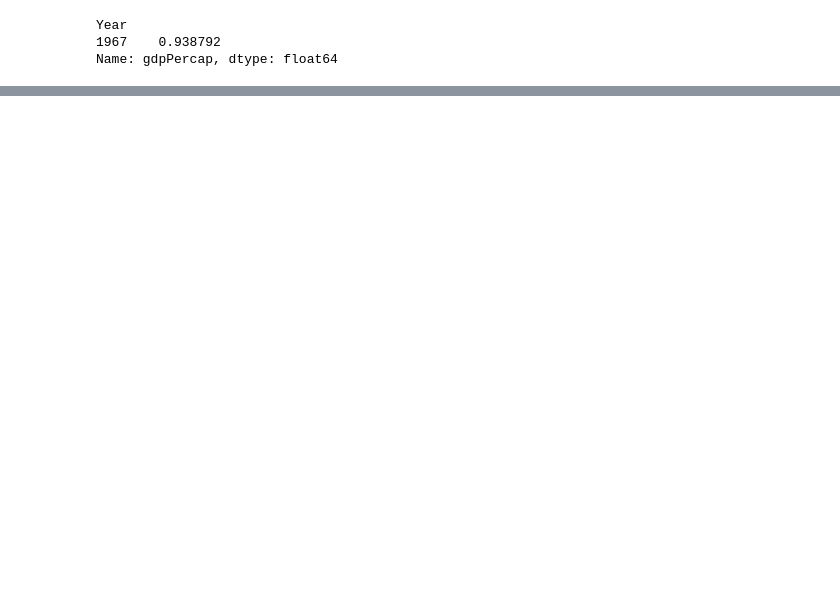
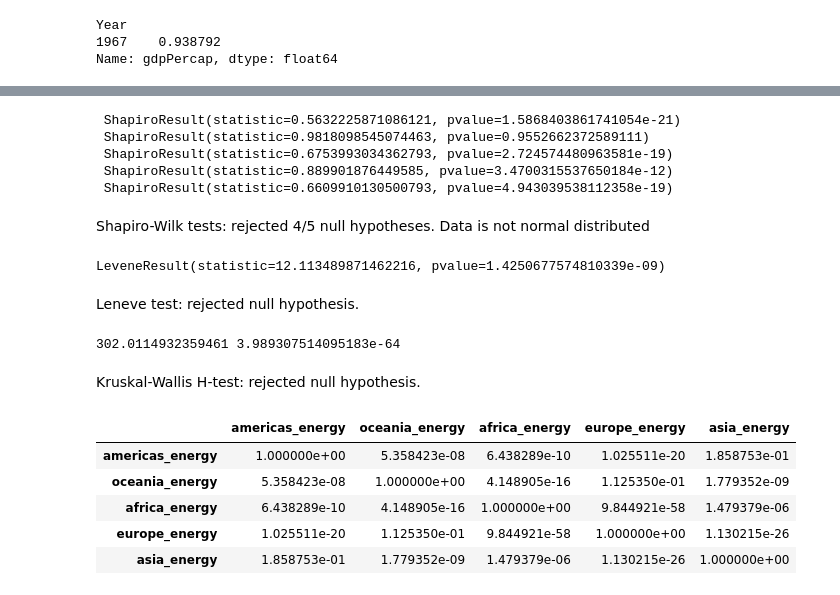
Before and after one commit to Awsthyn/training-requirements, a Jupyter notebook: Python for Data Science/Data Science Training.ipynb, the cells around one changed output, grey strips where cells are left out. Cells and saved outputs as stored; diff of their text form; code cells hidden in the pictures; blank space fills up the shorter version.

Commit message:
python for Data Science

```diff
--- a/Python for Data Science/Data Science Training.ipynb
+++ b/Python for Data Science/Data Science Training.ipynb
@@ -40,0 +67,54 @@ fig.show()
+# %%
+americas_energy = df[df["continent"] == "Americas"]["Energy use (kg of oil equivalent per capita)"].dropna()
+oceania_energy = df[df["continent"] == "Oceania"]["Energy use (kg of oil equivalent per capita)"].dropna()
+africa_energy = df[df["continent"] == "Africa"]["Energy use (kg of oil equivalent per capita)"].dropna()
+europe_energy = df[df["continent"] == "Europe"]["Energy use (kg of oil equivalent per capita)"].dropna()
+asia_energy = df[df["continent"] == "Asia"]["Energy use (kg of oil equivalent per capita)"].dropna()
+# %%
+import scipy.stats as stats
+#The Shapiro-Wilk test tests the null hypothesis that the data was drawn from a normal distribution.
+print("\n",
+stats.shapiro(americas_energy),"\n",
+stats.shapiro(oceania_energy),"\n",
+stats.shapiro(africa_energy),"\n",
+stats.shapiro(europe_energy),"\n",
+stats.shapiro(asia_energy))
+# %% [output]
+ ShapiroResult(statistic=0.5632225871086121, pvalue=1.5868403861741054e-21)
+ ShapiroResult(statistic=0.9818098545074463, pvalue=0.9552662372589111)
+ ShapiroResult(statistic=0.6753993034362793, pvalue=2.724574480963581e-19)
+ ShapiroResult(statistic=0.889901876449585, pvalue=3.4700315537650184e-12)
+ ShapiroResult(statistic=0.6609910130500793, pvalue=4.943039538112358e-19)
+# %% [markdown]
+Shapiro-Wilk tests: rejected 4/5 null hypotheses. Data is not normal distributed
+# %%
+import scipy.stats as stats
+#The Levene test tests the null hypothesis that all input samples are from populations with equal variances.
+stats.levene(*[americas_energy, oceania_energy, africa_energy,europe_energy, asia_energy], center='median', proportiontocut=0.05)
+# %% [output]
+LeveneResult(statistic=12.113489871462216, pvalue=1.4250677574810339e-09)
+# %% [markdown]
+Leneve test: rejected null hypothesis.
+# %%
+# The Kruskal-Wallis H-test tests the null hypothesis that the population median of all of the groups are equal.
+fvalue, pvalue = stats.kruskal(*[americas_energy, oceania_energy, africa_energy,europe_energy, asia_energy])
+print(fvalue, pvalue)
+# %% [output]
+302.0114932359461 3.989307514095183e-64
+# %% [markdown]
+Kruskal-Wallis H-test: rejected null hypothesis.
+# %%
+# Post hoc pairwise test for multiple comparisons of mean rank sums (Dunn’s test).
+# May be used after Kruskal-Wallis one-way analysis of variance by ranks to do pairwise comparisons
+import scikit_posthocs as sp
+dunn_test = sp.posthoc_dunn([americas_energy, oceania_energy, africa_energy,europe_energy, asia_energy])
+dunn_test.columns =["americas_energy","oceania_energy","africa_energy","europe_energy","asia_energy"]
+dunn_test.index =["americas_energy","oceania_energy","africa_energy","europe_energy","asia_energy"]
+dunn_test
+# %% [output]
+|  | americas_energy | oceania_energy | africa_energy | europe_energy | asia_energy |
+| americas_energy | 1.000000e+00 | 5.358423e-08 | 6.438289e-10 | 1.025511e-20 | 1.858753e-01 |
+| oceania_energy | 5.358423e-08 | 1.000000e+00 | 4.148905e-16 | 1.125350e-01 | 1.779352e-09 |
+| africa_energy | 6.438289e-10 | 4.148905e-16 | 1.000000e+00 | 9.844921e-58 | 1.479379e-06 |
+| europe_energy | 1.025511e-20 | 1.125350e-01 | 9.844921e-58 | 1.000000e+00 | 1.130215e-26 |
+| asia_energy | 1.858753e-01 | 1.779352e-09 | 1.479379e-06 | 1.130215e-26 | 1.000000e+00 |
```
Also changed, not shown: parts of 21 cells of this notebook, 1 other file.
